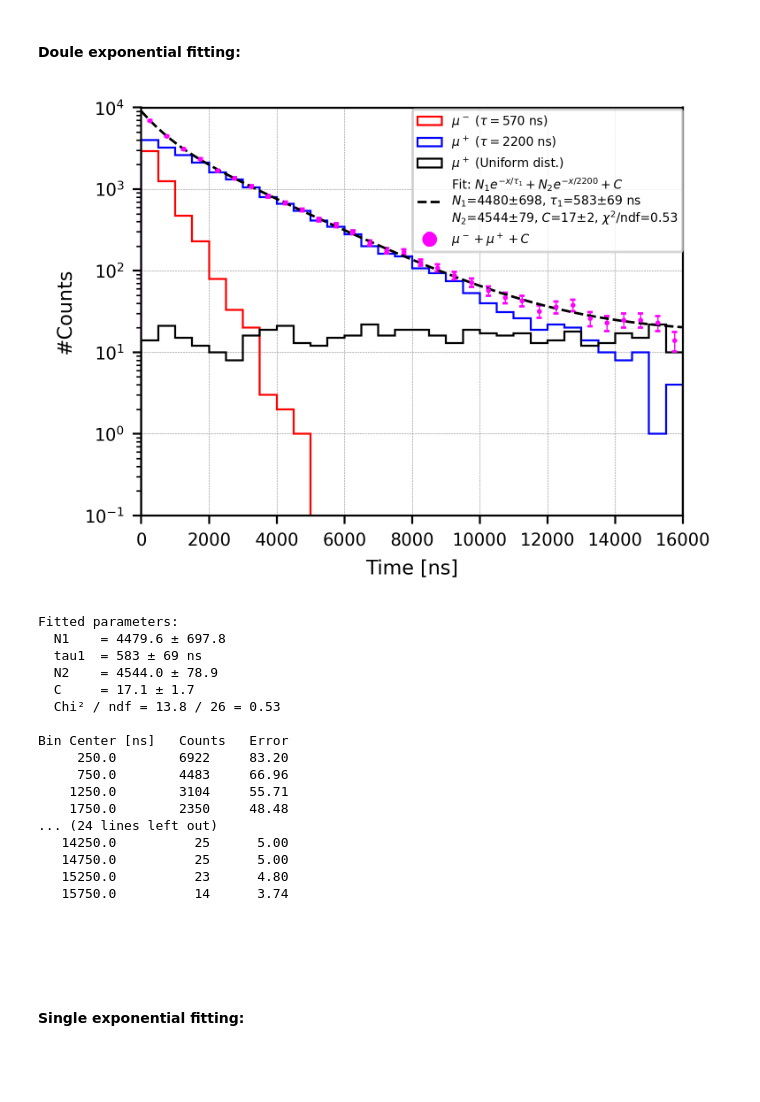
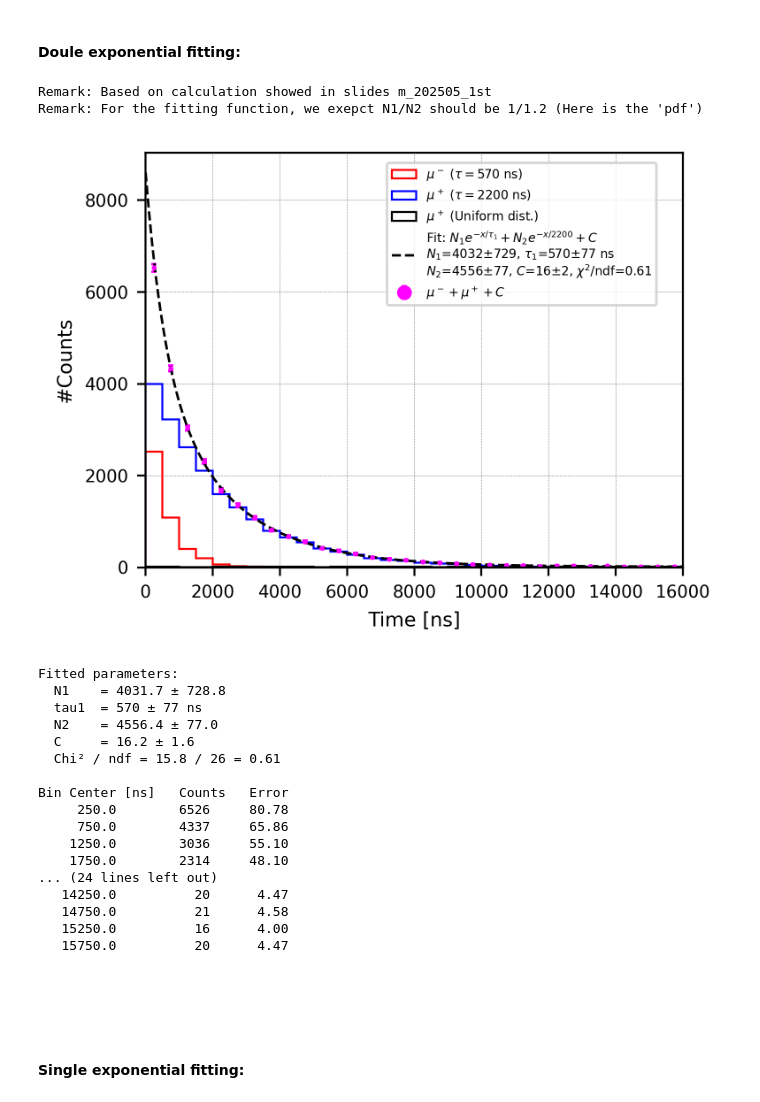
Before and after one commit to szhang17phys/analyze_pdhd_DATA_v2, a Jupyter notebook: jupyter/michel_stat/beamRun28867_FullRun_new202505/mu_lifetime_Theo.ipynb, the cells around one changed output. Drawn from its saved outputs; the diff is of its cells as text; code cells hidden in the pictures; blank space fills up the shorter version.

```diff
--- a/jupyter/michel_stat/beamRun28867_FullRun_new202505/mu_lifetime_Theo.ipynb
+++ b/jupyter/michel_stat/beamRun28867_FullRun_new202505/mu_lifetime_Theo.ipynb
@@ -16,12 +16,18 @@ tau_A = 570   # ns
 tau_B = 2200  # ns
 
 # Generate samples--------
-n_A = 5000
 n_B = 20000
+n_A = int(np.floor(n_B*0.21667))
 samples_A = np.random.exponential(scale=tau_A, size=n_A)
 samples_B = np.random.exponential(scale=tau_B, size=n_B)
 n_C = 500  # for example
 samples_C = np.random.uniform(0, 16000, n_C)
+
+
+print("Remark: Based on calculation showed in slides m_202505_1st")
+print("Remark: For the fitting function, we exepct N1/N2 should be 1/1.2 (Here is the 'pdf')")
+
+
 
 # Plot the histograms------------------------------------
 plt.figure(figsize=(4, 3), dpi=400)
@@ -74,54 +80,56 @@ plt.errorbar(bin_centers, sum_hist, yerr=sum_err, fmt='o', color='magenta',
 # Plot the fitted curve-------------
 x_fit_line = np.linspace(0, 16000, 300)
 y_fit_line = double_exp_decay(x_fit_line, *popt)
 plt.plot(x_fit_line, y_fit_line, 'k--', linewidth=1.0,
          label=f'Fit: $N_1 e^{{-x/\\tau_1}} + N_2 e^{{-x/2200}} + C$\n'
                f'$N_1$={N1_fit:.0f}±{N1_err:.0f}, $\\tau_1$={tau1_fit:.0f}±{tau1_err:.0f} ns\n'
                f'$N_2$={N2_fit:.0f}±{N2_err:.0f}, $C$={C_fit:.0f}±{C_err:.0f}, $\\chi^2$/ndf={chi2_ndf:.2f}')
 
 # Axes settings-------------------
 plt.xlim(0, 16000)
-plt.ylim(0.1, 10000)
-plt.yscale('log')
+#plt.ylim(0.1, 10000)
+#plt.yscale('log')
 plt.xlabel('Time [ns]', fontsize=8)
 plt.ylabel('#Counts', fontsize=8)
 plt.tick_params(labelsize=7)
 plt.grid(color='gray', linestyle='--', linewidth=0.2, zorder=0)
-plt.legend(loc='upper center', bbox_to_anchor=(0.75, 1.01), fontsize=8, markerscale=5, ncol=1, prop={'size': 5})
+plt.legend(loc='upper center', bbox_to_anchor=(0.7, 0.99), fontsize=8, markerscale=5, ncol=1, prop={'size': 5})
 plt.tight_layout()
 plt.show()
 
 # Print fit results----------
 print(f"\nFitted parameters:")
 print(f"  N1    = {N1_fit:.1f} ± {N1_err:.1f}")
 print(f"  tau1  = {tau1_fit:.0f} ± {tau1_err:.0f} ns")
 print(f"  N2    = {N2_fit:.1f} ± {N2_err:.1f}")
 print(f"  C     = {C_fit:.1f} ± {C_err:.1f}")
 print(f"  Chi² / ndf = {chi2:.1f} / {ndf} = {chi2_ndf:.2f}")
 
 # Print bin center, count, and error----------
 print("\nBin Center [ns]   Counts   Error")
 for center, count, error in zip(bin_centers, sum_hist, sum_err):
     print(f"{center:10.1f}      {count:6d}   {error:7.2f}")
 # %% [output]
+Remark: Based on calculation showed in slides m_202505_1st
+Remark: For the fitting function, we exepct N1/N2 should be 1/1.2 (Here is the 'pdf')
-[figure, old version]
+[figure, new version]
-Fitted parameters:
-  N1    = 4479.6 ± 697.8
-  tau1  = 583 ± 69 ns
-  N2    = 4544.0 ± 78.9
-  C     = 17.1 ± 1.7
-  Chi² / ndf = 13.8 / 26 = 0.53
-
-Bin Center [ns]   Counts   Error
-     250.0        6922     83.20
-     750.0        4483     66.96
-    1250.0        3104     55.71
-    1750.0        2350     48.48
-... (24 lines left out)
-   14250.0          25      5.00
-   14750.0          25      5.00
-   15250.0          23      4.80
-   15750.0          14      3.74
+Fitted parameters:
+  N1    = 4031.7 ± 728.8
+  tau1  = 570 ± 77 ns
+  N2    = 4556.4 ± 77.0
+  C     = 16.2 ± 1.6
+  Chi² / ndf = 15.8 / 26 = 0.61
+
+Bin Center [ns]   Counts   Error
+     250.0        6526     80.78
+     750.0        4337     65.86
+    1250.0        3036     55.10
+    1750.0        2314     48.10
+... (24 lines left out)
+   14250.0          20      4.47
+   14750.0          21      4.58
+   15250.0          16      4.00
+   15750.0          20      4.47
 # %% [markdown]
 <br />
 <br />
```
Also changed, not shown: parts of 5 cells of this notebook, 27 other files.
